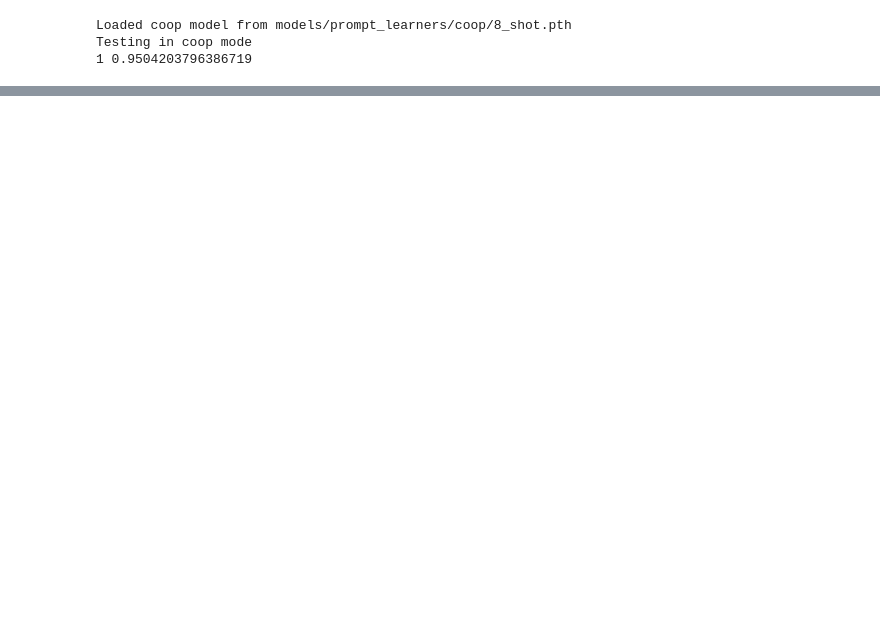
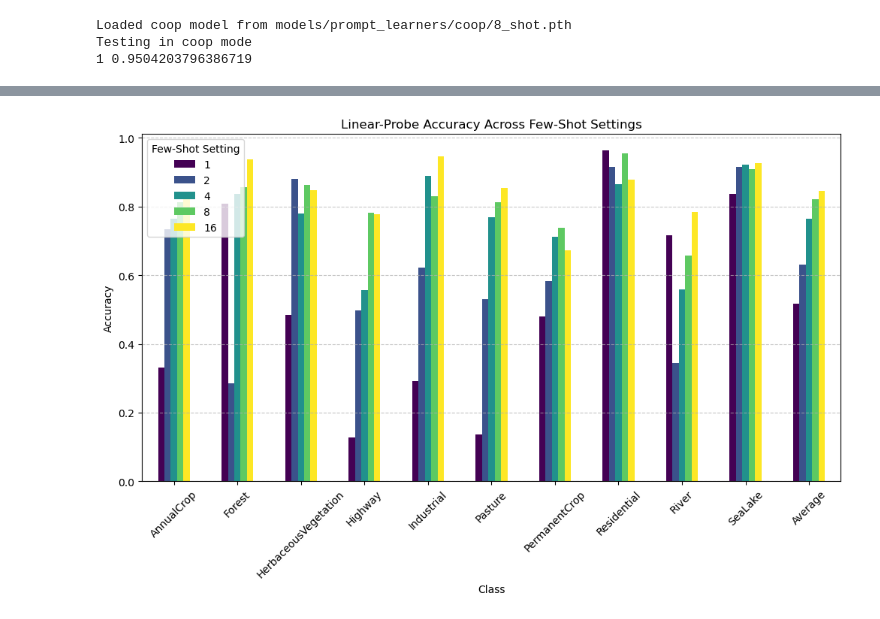
Before and after one commit to andrea-zoccante/land-classification-project, a Jupyter notebook: customCLIP_demo.ipynb, the cells around one changed output, grey strips where cells are left out. Cells and saved outputs as stored; diff of their text form; code cells hidden in the pictures; blank space fills up the shorter version.

```diff
--- a/customCLIP_demo.ipynb
+++ b/customCLIP_demo.ipynb
@@ -63,0 +67,3 @@ Testing in coop mode
+# %%
+results_df = pd.read_csv("results/classifiers/linear_probe/16-shot")
+results_df.accuracy
@@ -63,0 +82,44 @@ Testing in coop mode
+# %%
+import pandas as pd
+import matplotlib.pyplot as plt
+
+def classifiers_accuracies(mode):
+
+    # Define few-shot settings
+    few_shot_settings = [1, 2, 4, 8, 16]
+
+    # Load results into a dictionary
+    accuracy_per_class = {}
+
+    for few_shot in few_shot_settings:
+        results_df = pd.read_csv(f"results/classifiers/{mode}/{few_shot}-shot")
+        accuracy_per_class[few_shot] = list(results_df.accuracy)  # Assuming accuracy is per class
+
+        average_few_shot_accuracy = results_df.accuracy.mean()
+        accuracy_per_class[few_shot].append(average_few_shot_accuracy)
+
+    # Convert to DataFrame
+    class_names = results_df["class"].tolist()
+
+    # Add "average" as the last class entry for the index
+    class_names.append("Average")
+
+
+
+    accuracy_df = pd.DataFrame(accuracy_per_class, index=class_names)  # Assuming 'class' column exists
+    accuracy_df
+    # Add average accuracy column at the beginning
+    # accuracy_df.insert(0, "Average Accuracy", accuracy_df.mean(axis=1))
+
+    # Plot
+    accuracy_df.plot(kind="bar", figsize=(12, 6), colormap="viridis")
+    plt.xlabel("Class")
+    plt.ylabel("Accuracy")
+    plt.title("Linear-Probe Accuracy Across Few-Shot Settings")
+    plt.legend(title="Few-Shot Setting", loc="upper left")
+    plt.xticks(rotation=45)
+    plt.grid(axis="y", linestyle="--", alpha=0.7)
+
+    plt.show()
+# %% [output]
+[figure, added]
```
Also changed, not shown: parts of 9 cells of this notebook, 2 other files.
